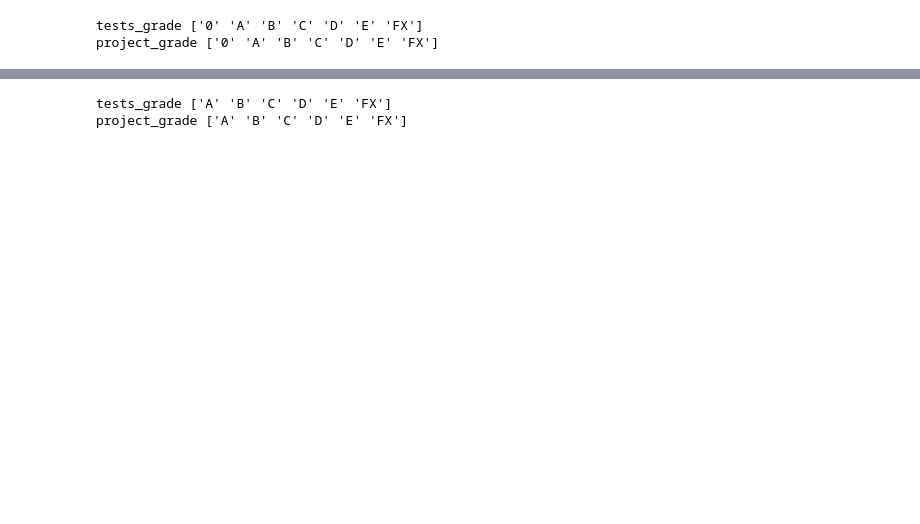
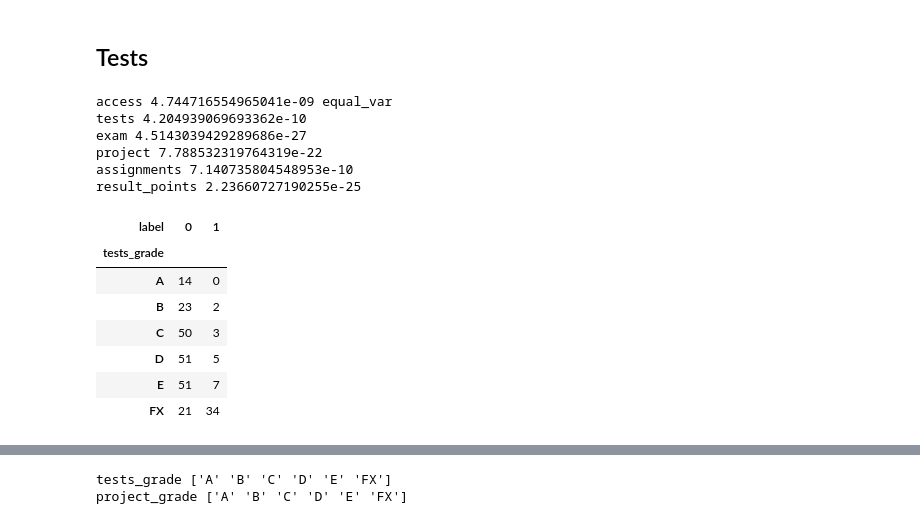
Before and after one commit to ywkim92/Students-Dropout-Prediction, a Jupyter notebook: student_dropout_prediction.ipynb, the cells around one changed output, grey strips where cells are left out. Saved outputs shown, nothing was run; the diff lists cells and outputs as text; code cells hidden in the pictures; blank space fills up the shorter version.

```diff
--- a/student_dropout_prediction.ipynb
+++ b/student_dropout_prediction.ipynb
@@ -29,0 +22,3 @@ Name: result_grade, dtype: int64
+# %%
+data['label'] = data['graduate'].apply(lambda x: 0 if x==1 else (1 if x==0 else x))
+test['label'] = test['graduate'].apply(lambda x: 0 if x==1 else (1 if x==0 else x))
@@ -30,5 +27,5 @@ Name: result_grade, dtype: int64
 # %%
-drop_list = ['result_grade', 'year', 'acad_year']
+drop_list = ['result_grade', 'year', 'acad_year', 'graduate']
 df = data.drop(drop_list, axis=1)
 test1 = test.drop(drop_list, axis=1).copy()
 # %%
@@ -68 +68,3 @@ acad_year        0
 dtype: int64
+# %% [markdown]
+## Tests
@@ -69,8 +74,3 @@ dtype: int64
 # %%
-str_cols = df.select_dtypes(object).columns
-
 for col in str_cols:
     print(col, np.unique(df[col]))
-# %% [output]
-tests_grade ['0' 'A' 'B' 'C' 'D' 'E' 'FX']
-project_grade ['0' 'A' 'B' 'C' 'D' 'E' 'FX']
@@ -76,0 +80,26 @@ project_grade ['0' 'A' 'B' 'C' 'D' 'E' 'FX']
+# %%
+for col in num_cols[:-1]:
+    a = df[df['label']==1][col]
+    b = df[df['label']==0][col]
+    if levene(a, b)[1]>=0.05:
+        print(col, ttest_ind(a, b, equal_var=True)[1], 'equal_var')
+    else:
+        print(col, ttest_ind(a, b, equal_var=False)[1])
+# %% [output]
+access 4.744716554965041e-09 equal_var
+tests 4.204939069693362e-10
+exam 4.5143039429289686e-27
+project 7.788532319764319e-22
+assignments 7.140735804548953e-10
+result_points 2.23660727190255e-25
+# %%
+pd.crosstab(df['tests_grade'], columns=df['label'])
+# %% [output]
+| label | 0 | 1 |
+| tests_grade |  |  |
+| A | 14 | 0 |
+| B | 23 | 2 |
+| C | 50 | 3 |
+| D | 51 | 5 |
+| E | 51 | 7 |
+| FX | 21 | 34 |
```
Also changed, not shown: parts of 38 cells of this notebook.
